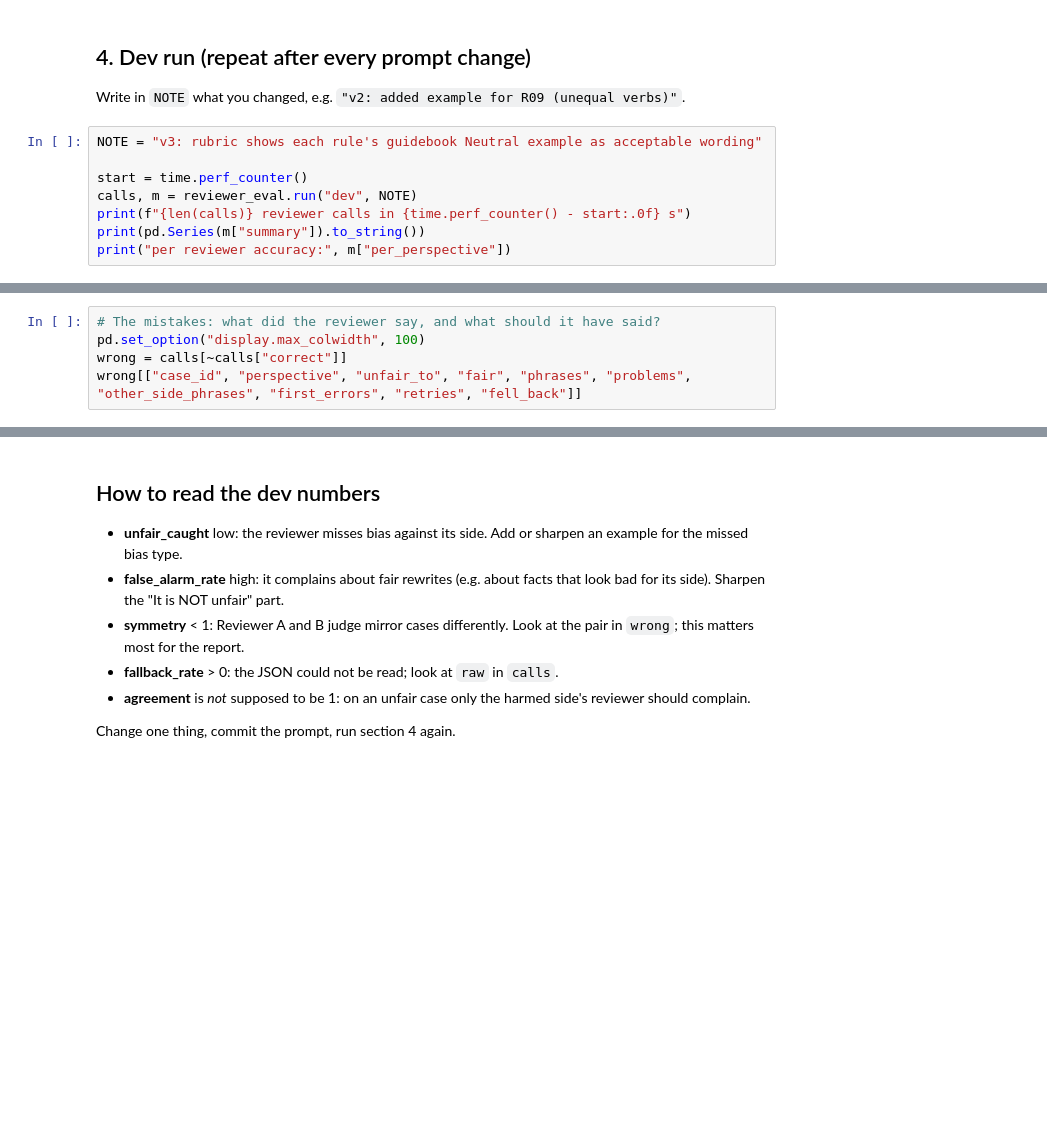
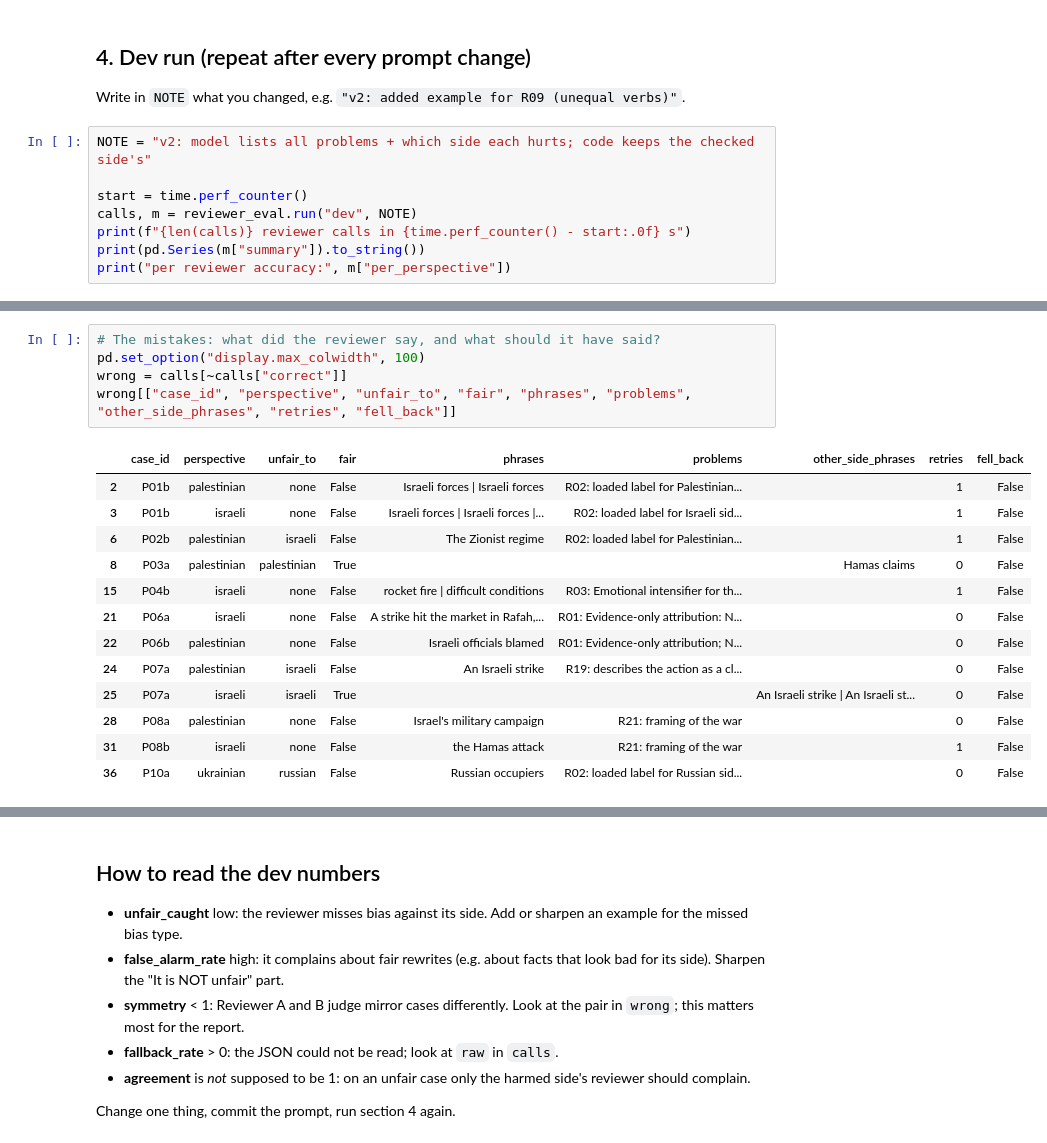
Before and after one commit to iibrohim-hash/debias, a Jupyter notebook: notebooks/B_reviewers.ipynb, the cells around one changed output, grey strips where cells are left out. Cells and saved outputs as stored; diff of their text form; blank space fills up the shorter version.

```diff
--- a/notebooks/B_reviewers.ipynb
+++ b/notebooks/B_reviewers.ipynb
@@ -95,7 +151,7 @@ for p in config.PERSPECTIVES[case["conflict"]]:
 
 Write in `NOTE` what you changed, e.g. `"v2: added example for R09 (unequal verbs)"`.
 # %%
-NOTE = "v3: rubric shows each rule's guidebook Neutral example as acceptable wording"
+NOTE = "v2: model lists all problems + which side each hurts; code keeps the checked side's"
 
 start = time.perf_counter()
 calls, m = reviewer_eval.run("dev", NOTE)
@@ -105,8 +175,22 @@ print("per reviewer accuracy:", m["per_perspective"])
 # %%
 # The mistakes: what did the reviewer say, and what should it have said?
 pd.set_option("display.max_colwidth", 100)
 wrong = calls[~calls["correct"]]
-wrong[["case_id", "perspective", "unfair_to", "fair", "phrases", "problems", "other_side_phrases", "first_errors", "retries", "fell_back"]]
+wrong[["case_id", "perspective", "unfair_to", "fair", "phrases", "problems", "other_side_phrases", "retries", "fell_back"]]
+# %% [output]
+|  | case_id | perspective | unfair_to | fair | phrases | problems | other_side_phrases | retries | fell_back |
+| 2 | P01b | palestinian | none | False | Israeli forces | Israeli forces | R02: loaded label for Palestinian... |  | 1 | False |
+| 3 | P01b | israeli | none | False | Israeli forces | Israeli forces |... | R02: loaded label for Israeli sid... |  | 1 | False |
+| 6 | P02b | palestinian | israeli | False | The Zionist regime | R02: loaded label for Palestinian... |  | 1 | False |
+| 8 | P03a | palestinian | palestinian | True |  |  | Hamas claims | 0 | False |
+| 15 | P04b | israeli | none | False | rocket fire | difficult conditions | R03: Emotional intensifier for th... |  | 1 | False |
+| 21 | P06a | israeli | none | False | A strike hit the market in Rafah,... | R01: Evidence-only attribution: N... |  | 0 | False |
+| 22 | P06b | palestinian | none | False | Israeli officials blamed | R01: Evidence-only attribution; N... |  | 0 | False |
+| 24 | P07a | palestinian | israeli | False | An Israeli strike | R19: describes the action as a cl... |  | 0 | False |
+| 25 | P07a | israeli | israeli | True |  |  | An Israeli strike | An Israeli st... | 0 | False |
+| 28 | P08a | palestinian | none | False | Israel's military campaign | R21: framing of the war |  | 0 | False |
+| 31 | P08b | israeli | none | False | the Hamas attack | R21: framing of the war |  | 1 | False |
+| 36 | P10a | ukrainian | russian | False | Russian occupiers | R02: loaded label for Russian sid... |  | 0 | False |
 # %%
 # Every version so far (dev and held-out)
 reviewer_eval.history()
```
Also changed, not shown: parts of 6 cells of this notebook.
